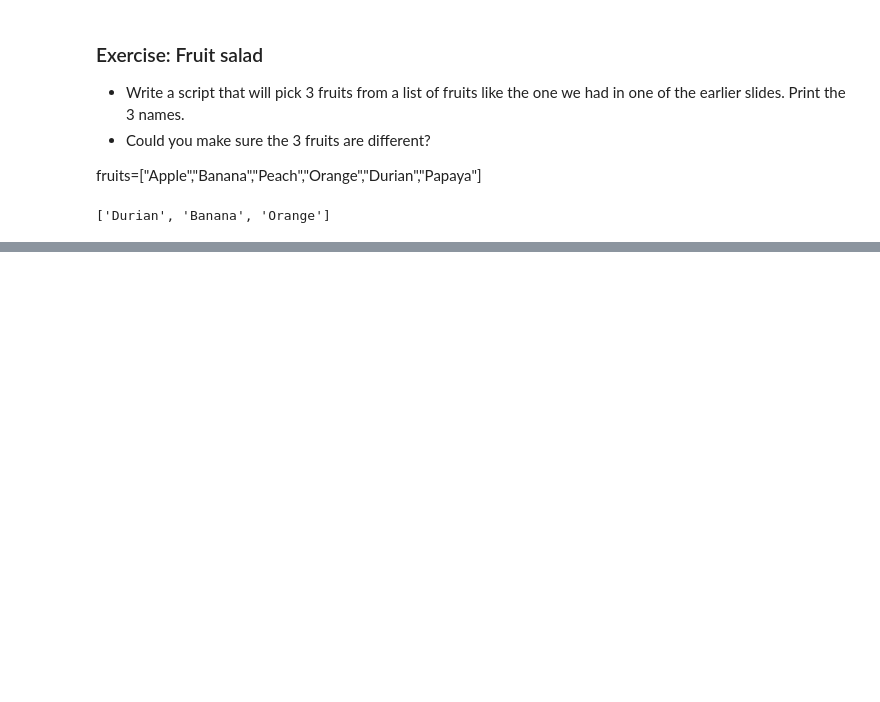
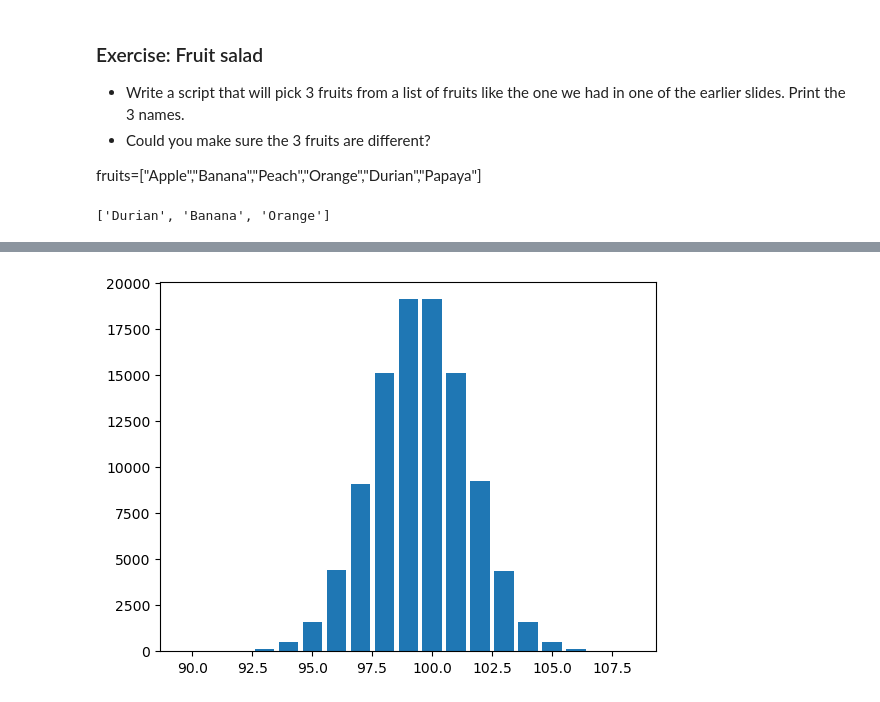
Before and after one commit to alixizadi/Python-Topics, a Jupyter notebook: 6. Random.ipynb, the cells around one changed output, grey strips where cells are left out. Saved outputs shown, nothing was run; the diff lists cells and outputs as text; code cells hidden in the pictures; blank space fills up the shorter version.

```diff
--- a/6. Random.ipynb
+++ b/6. Random.ipynb
@@ -169,0 +233,11 @@ print(salad)
+# %%
+import matplotlib.pyplot as plt
+gaussian_numbers = []
+for i in range(0,100000):
+    gaussian_numbers.append(random.gauss(100,2))
+bar_width = 1
+bins = range(int(min(gaussian_numbers)), int(max(gaussian_numbers)) + bar_width)
+plt.hist(gaussian_numbers, bins=bins, align='left', rwidth=0.8)
+plt.show()
+# %% [output]
+[figure, added]
```
Also changed, not shown: parts of 6 cells of this notebook, 1 other file.
